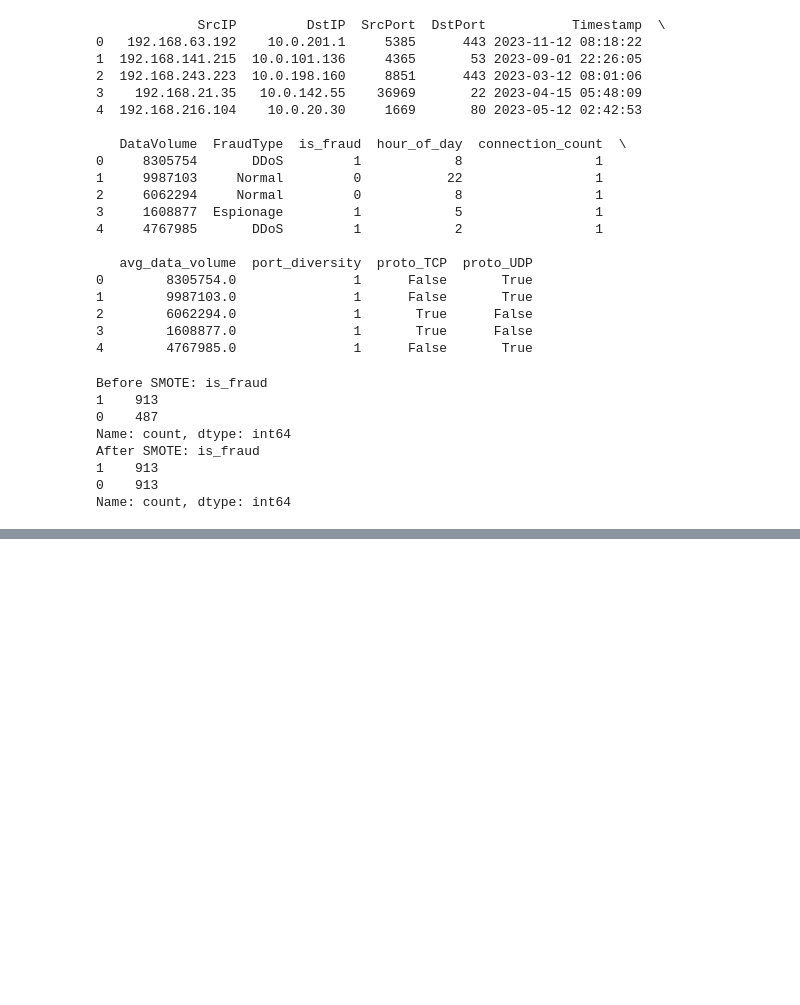
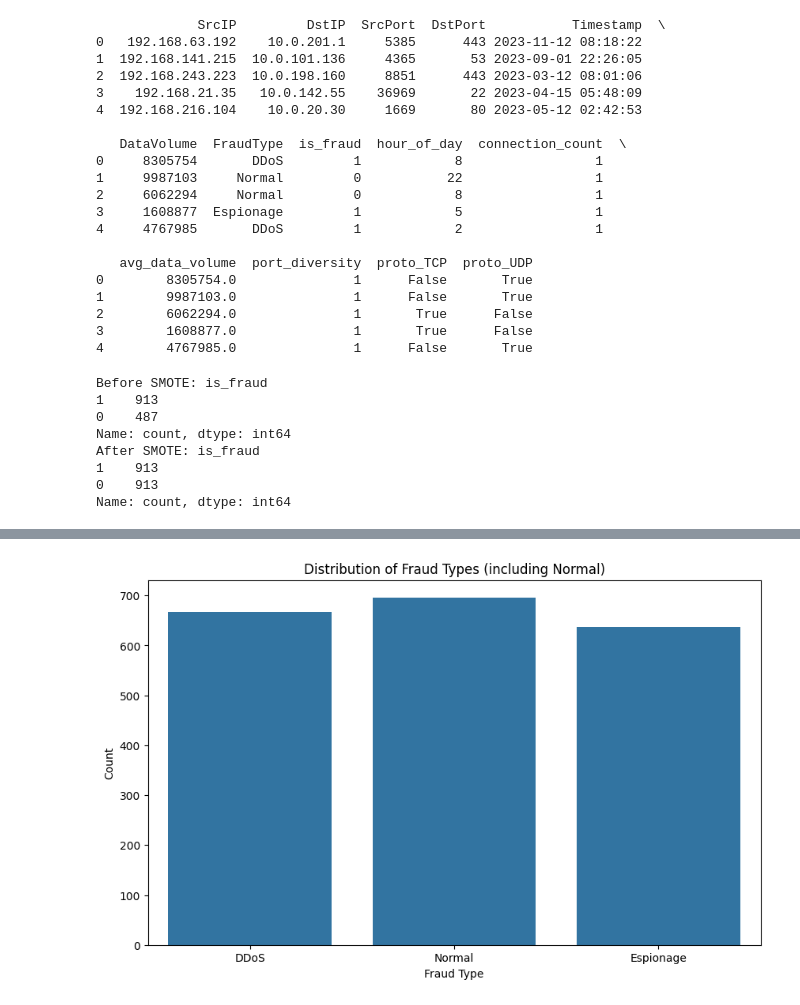
Before and after one commit to Rajan235/major_project, a Jupyter notebook: notebooks/01_EDA_and_Preprocessing.ipynb, the cells around one changed output, grey strips where cells are left out. Saved outputs shown, nothing was run; the diff lists cells and outputs as text; code cells hidden in the pictures; blank space fills up the shorter version.

```diff
--- a/notebooks/01_EDA_and_Preprocessing.ipynb
+++ b/notebooks/01_EDA_and_Preprocessing.ipynb
@@ -171,3 +295,85 @@ After SMOTE: is_fraud
 1    913
 0    913
 Name: count, dtype: int64
+# %%
+import pandas as pd
+import matplotlib.pyplot as plt
+import seaborn as sns
+
+# --- 1. Initial Inspection ---
+print("--- Initial Data Inspection ---")
+print("First 5 rows of the dataset:")
+print(df.head())
+print("\nDataset Information (Data Types and Nulls):")
+df.info()
+print("\nDataset Shape (Rows, Columns):")
+print(df.shape)
+
+# --- 2. Summary Statistics ---
+print("\n--- Summary Statistics ---")
+print("Numerical Features Summary:")
+print(df.describe())
+print("\nCategorical Features Summary:")
+print(df.describe(include=['object']))
+
+# --- 3. Target Variable Analysis (FraudType) ---
+print("\n--- Target Variable Analysis ---")
+plt.figure(figsize=(10, 6))
+# Temporarily fill NaN to include 'Normal' traffic in the plot
+sns.countplot(x=df['FraudType'].fillna('Normal'))
+plt.title('Distribution of Fraud Types (including Normal)')
+plt.xlabel('Fraud Type')
+plt.ylabel('Count')
+plt.show()
+
+# --- 4. Feature Analysis ---
+print("\n--- Feature Analysis ---")
+
+# Analyze Protocol
+plt.figure(figsize=(8, 5))
+sns.countplot(x='Protocol', data=df, hue=df['FraudType'].fillna('Normal'))
+plt.title('Protocol Distribution by Fraud Type')
+plt.show()
+
+# Analyze Top Source and Destination IPs
+print("Top 10 most frequent Source IPs:")
+print(df['SrcIP'].value_counts().head(10))
+print("\nTop 10 most frequent Destination IPs:")
+print(df['DstIP'].value_counts().head(10))
+
+# Analyze Numerical Feature Distributions
+print("\nHistograms of Numerical Features:")
+df.hist(bins=30, figsize=(15, 10))
+plt.tight_layout()
+plt.show()
+
+# Boxplot of DataVolume by Fraud Type
+plt.figure(figsize=(12, 7))
+sns.boxplot(x=df['FraudType'].fillna('Normal'), y='DataVolume', data=df)
+plt.title('Data Volume Distribution by Fraud Type')
+plt.yscale('log') # Use a log scale if the data is heavily skewed
+plt.show()
+
+# --- 5. Temporal Analysis ---
+print("\n--- Temporal Analysis ---")
+# Make a copy to avoid SettingWithCopyWarning
+df_temp = df.copy()
+
+# Convert Timestamp to datetime object
+df_temp['Timestamp_dt'] = pd.to_datetime(df_temp['Timestamp'])
+
+# Extract hour of the day
+df_temp['hour'] = df_temp['Timestamp_dt'].dt.hour
+
+# Plot traffic over hours of the day
+plt.figure(figsize=(12, 6))
+sns.countplot(x='hour', data=df_temp)
+plt.title('Total Traffic by Hour of the Day')
+plt.show()
+
+# Plot fraud vs. normal traffic by hour
+plt.figure(figsize=(12, 7))
+sns.countplot(x='hour', hue=df_temp['FraudType'].fillna('Normal'), data=df_temp)
+plt.title('Fraud vs. Normal Traffic by Hour of the Day')
+plt.show()
+# %% [output]
@@ -173,0 +397 @@ Name: count, dtype: int64
+[figure, added]
```
Also changed, not shown: parts of 3 cells of this notebook.
